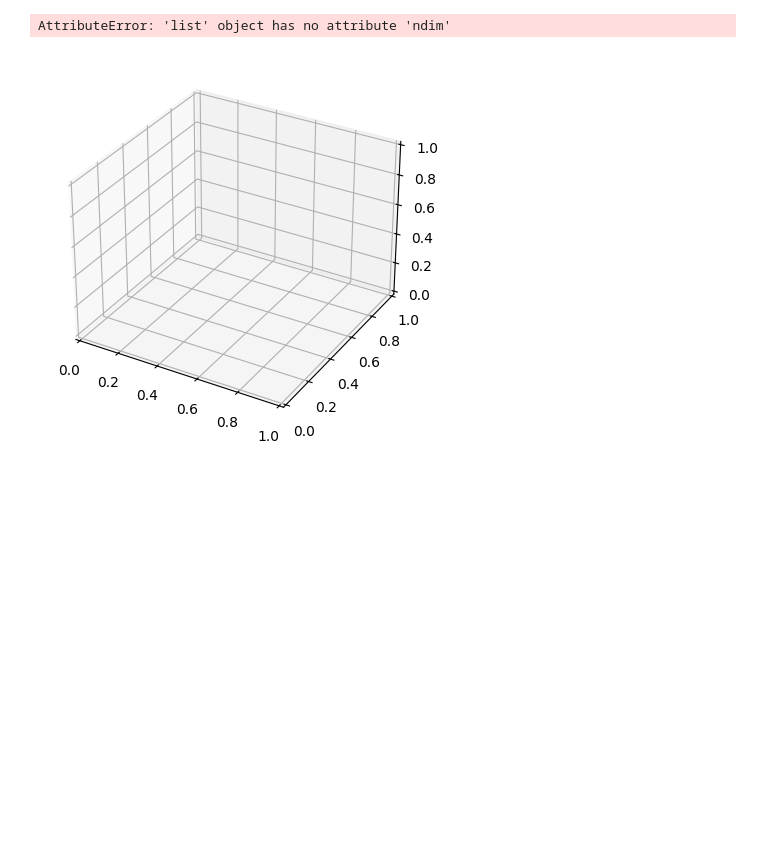
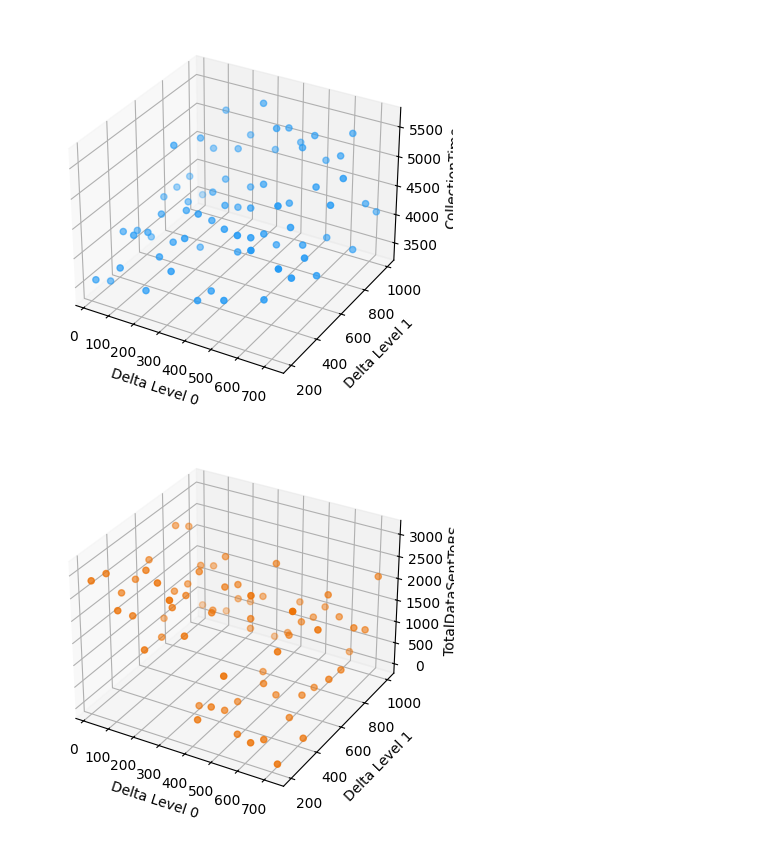
Before and after one commit to FlaneTern/FT-TDMA, a Jupyter notebook: Database/CTMCS.ipynb, the cells around one changed output. Drawn from its saved outputs; the diff is of its cells as text; code cells hidden in the pictures; blank space fills up the shorter version.

```diff
--- a/Database/CTMCS.ipynb
+++ b/Database/CTMCS.ipynb
@@ -33,12 +33,12 @@ def ListOfTuplesToLists(input):
 Database.Initialize()
 # %%
 def GetDataDeltaVSTime(simulation_id = 1, max_level = 2):
-    time = ListOfTuplesToLists(Database.Execute('''select result.TotalCollectionTime, result.TotalDataSentToBS from
-                       result where result.SimulationID = 1 order by result.ResultID'''))
+    time = ListOfTuplesToLists(Database.Execute(f'''select result.TotalCollectionTime, result.TotalDataSentToBS from
+                       result where result.SimulationID = {simulation_id} order by result.ResultID'''))
 
     deltaLevel = [ListOfTuplesToLists(Database.Execute(f'''select (1.0 / CTMCParameter.Value_) from result inner join CTMCParameter on result.SimulationID = CTMCParameter.SimulationID
                        and result.ResultID = CTMCParameter.ResultID and CTMCParameter.Type_ = 'Delta' and CTMCParameter.Level_ = {level} and result.SimulationID = {simulation_id} order by result.ResultID'''))[0]
-                       for level in range(max_level)]
+                       for level in range(max_level + 1)]
 
     return time, deltaLevel
 
@@ -51,19 +51,34 @@ def Plot2DScatterDeltaVSTime(time, deltadata, delta):
     plt.legend(['TotalCollectionTime', 'TotalDataSentToBS'])
     plt.show()
 
-def Plot3DScatterDeltaVSTime(timeCollectedOrSent, delta1data, delta2data, zlabel, delta1 = 0, delta2 = 1):
+def Plot3DScatterDeltaVSTime(timeCollectedOrSent, delta1data, delta2data, zlabel, delta1 = 0, delta2 = 1, color = '#ed7409'):
     fig = plt.figure()
 
     ax = fig.add_subplot(projection='3d')
-    ax.scatter(delta1data, delta2data, timeCollectedOrSent)
+    ax.scatter(delta1data, delta2data, timeCollectedOrSent, c = color)
     #ax.plot_wireframe(delta1data, delta2data, timeCollectedOrSent)
     ax.set_xlabel(f'Delta Level {delta1}')
     ax.set_ylabel(f'Delta Level {delta2}')
     ax.set_zlabel(zlabel)
 
     plt.show()
+
+
+def Plot3DScatterDeltaVSTimeBoth(time, delta1data, delta2data, delta1 = 0, delta2 = 1):
+    fig = plt.figure()
+
+    ax = fig.add_subplot(projection='3d')
+    #ax.scatter(delta1data + delta1data, delta2data + delta2data, time[0] + time[1], marker=['o' for i in range(len(delta1data))] + ['^' for i in range(len(delta1data))])
+    ax.scatter(delta1data, delta2data, time[0], marker='o')
+    ax.scatter(delta1data, delta2data, time[1], marker='^')
+    #ax.plot_wireframe(delta1data, delta2data, timeCollectedOrSent)
+    ax.set_xlabel(f'Delta Level {delta1}')
+    ax.set_ylabel(f'Delta Level {delta2}')
+    ax.set_zlabel('Time')
+
+    plt.show()
 # %%
-time, deltaLevel = GetDataDeltaVSTime(1, 2)
+time, deltaLevel = GetDataDeltaVSTime(2, 1)
 # %%
 Plot2DScatterDeltaVSTime(time, deltaLevel[0], 0)
 # %% [output]
@@ -71,6 +90,6 @@ Plot2DScatterDeltaVSTime(time, deltaLevel[0], 0)
 # %%
-Plot3DScatterDeltaVSTime(time[0], deltaLevel[0], deltaLevel[1], 'CollectionTime', 0, 1)
-Plot3DScatterDeltaVSTime(time[1], deltaLevel[0], deltaLevel[1], 'TotalDataSentToBS', 0, 1)
+Plot3DScatterDeltaVSTime(time[0], deltaLevel[0], deltaLevel[1], 'CollectionTime', 0, 1, '#279cf5')
+Plot3DScatterDeltaVSTime(time[1], deltaLevel[0], deltaLevel[1], 'TotalDataSentToBS', 0, 1, '#ed7409')
 # %% [output]
-AttributeError: 'list' object has no attribute 'ndim'
-[figure, old version]
+[figure, new version]
+[figure, added]
```
Also changed, not shown: parts of 3 cells of this notebook, 2 other files.
